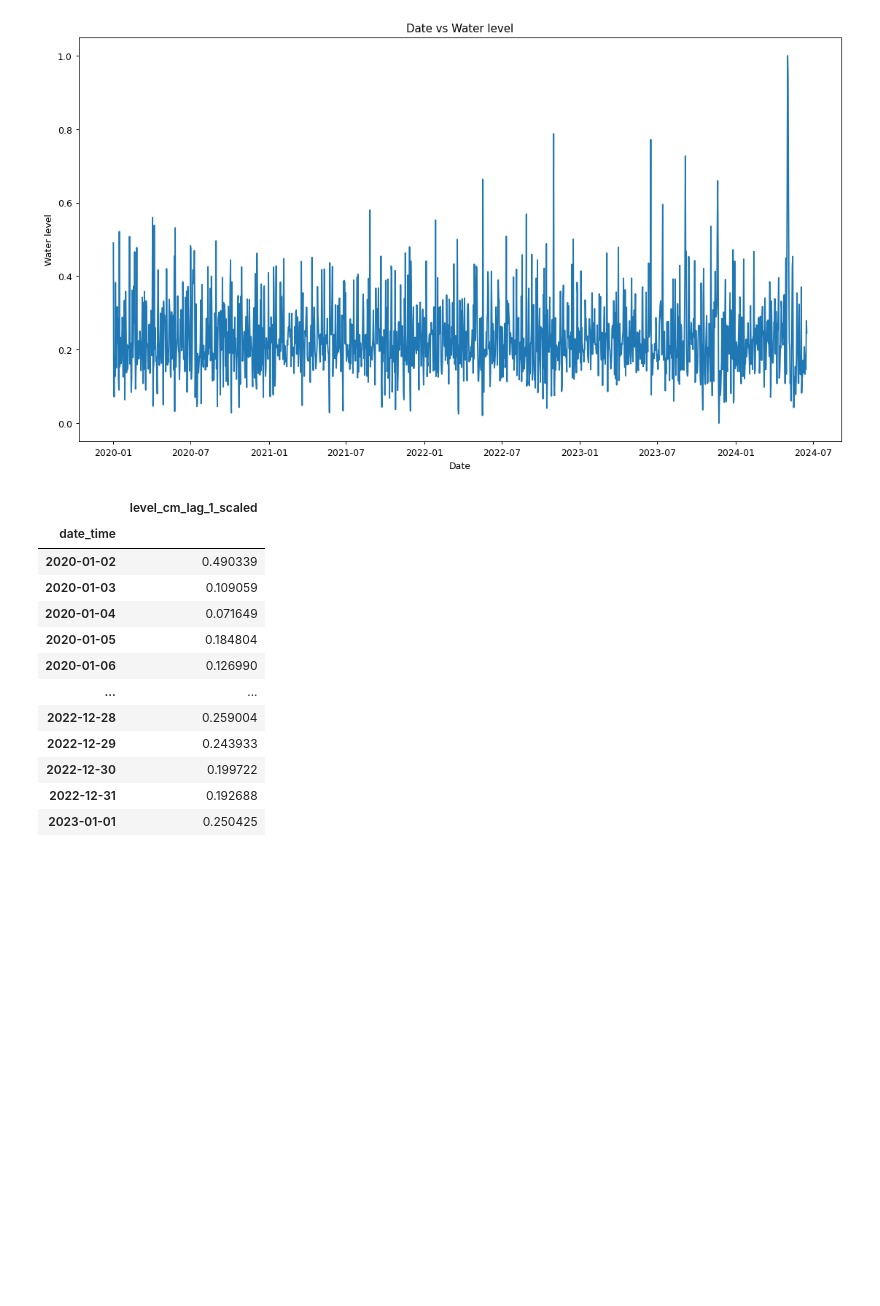
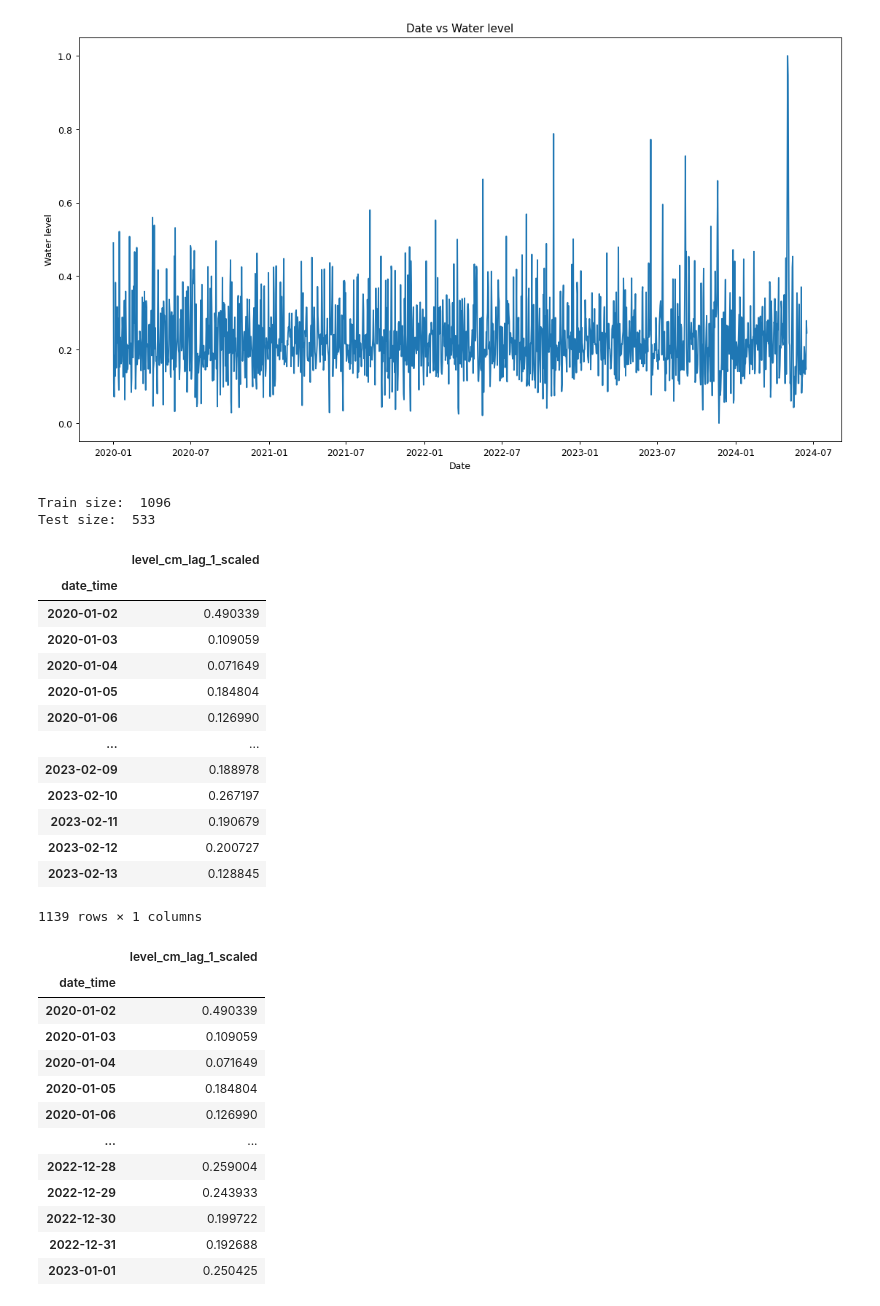
Before and after one commit to ThierrryScotto/cais_maua, a Jupyter notebook: cais_maua_time_series.ipynb, the cells around one changed output. Saved outputs shown, nothing was run; the diff lists cells and outputs as text; code cells hidden in the pictures; blank space fills up the shorter version.

```diff
--- a/cais_maua_time_series.ipynb
+++ b/cais_maua_time_series.ipynb
@@ -367,10 +373,40 @@ plot_dataset(df_scaled.index, df_scaled['level_cm_lag_1_scaled'], 'Date', 'Water
 # %% [output]
 [figure]
 # %%
-start_date_train = '2023-01-01 00:15:00'
+start_date_train = '2023-01-01'
 
 df_train = df_scaled[:start_date_train]
 df_test = df_scaled[start_date_train:]
+
+train_size = len(df_train)
+test_size = len(df_test)
+
+print("Train size: ", train_size)
+print("Test size: ", test_size)
+# %% [output]
+Train size:  1096
+Test size:  533
+# %%
+# 67%
+df_scaled.head(1091)
+
+# 70% --> selecionado
+df_scaled.head(1139)
+# %% [output]
+|  | level_cm_lag_1_scaled |
+| date_time |  |
+| 2020-01-02 | 0.490339 |
+| 2020-01-03 | 0.109059 |
+| 2020-01-04 | 0.071649 |
+| 2020-01-05 | 0.184804 |
+| 2020-01-06 | 0.126990 |
+| ... | ... |
+| 2023-02-09 | 0.188978 |
+| 2023-02-10 | 0.267197 |
+| 2023-02-11 | 0.190679 |
+| 2023-02-12 | 0.200727 |
+| 2023-02-13 | 0.128845 |
+1139 rows × 1 columns
 # %%
 df_train
 # %% [output]
```
Also changed, not shown: parts of 42 cells of this notebook.
